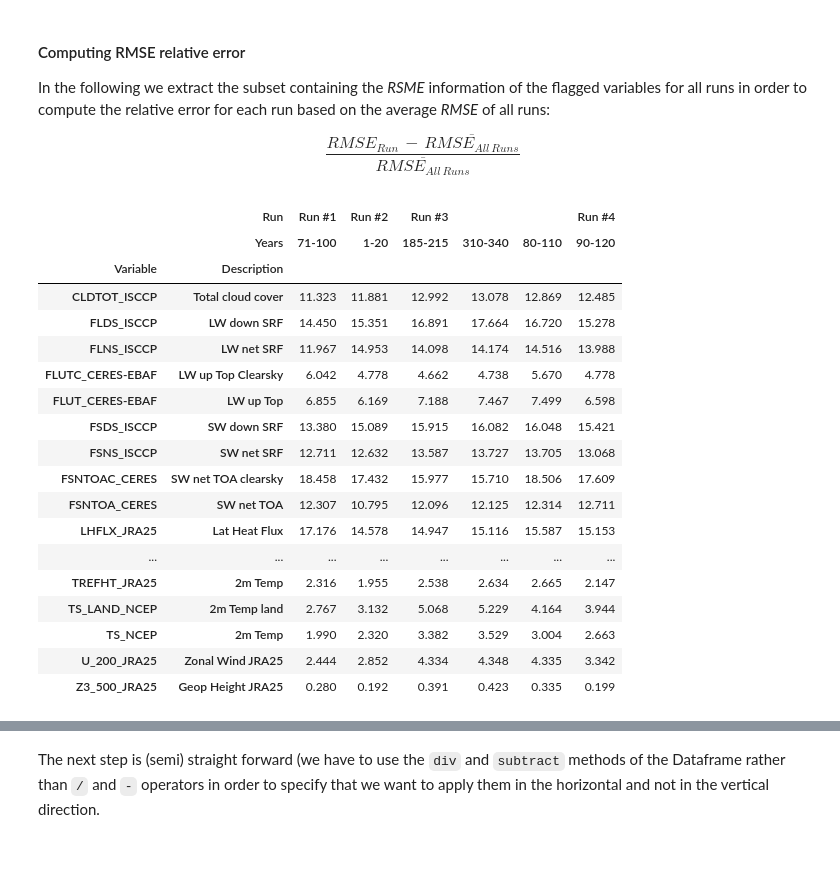
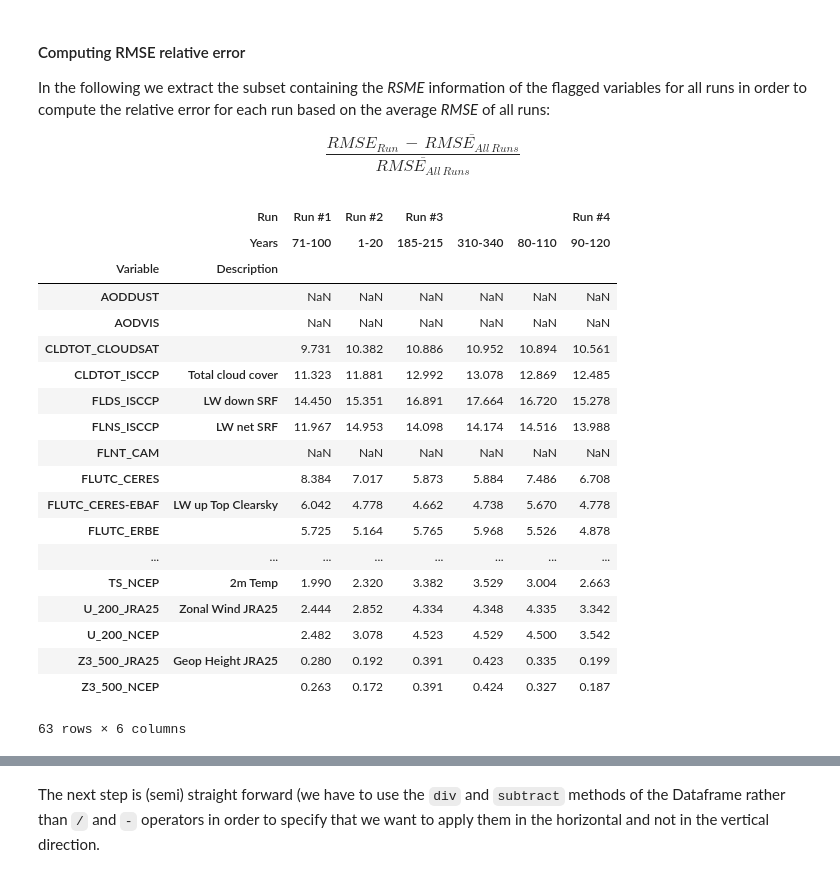
Before and after one commit to jgliss/my_notebooks, a Jupyter notebook: notebooks/read_ascii_cams_diag.ipynb, the cells around one changed output, grey strips where cells are left out. Saved outputs shown, nothing was run; the diff lists cells and outputs as text; code cells hidden in the pictures.

```diff
--- a/notebooks/read_ascii_cams_diag.ipynb
+++ b/notebooks/read_ascii_cams_diag.ipynb
@@ -369,6 +434,8 @@ UnboundLocalError: local variable 'flagged' referenced before assignment
+# %%
+selection  = selector.df_edit
 # %% [markdown]
 For visualisation this display requires a lot of scrolling. We can make the table `wider` by unstacking certain indices, e.g. the two outermost indices `Run` and `Years`.
 # %%
-flagged_unstacked = flagged.unstack(["Run", "Years"])
-flagged_unstacked
+selection_unstacked = selection.unstack(["Run", "Years"])
+selection_unstacked
 # %% [output]
@@ -418,28 +485,29 @@ In the following we extract the subset containing the *RSME* information of the
 
 $$\frac{RMSE_{Run}\,-\,\overline{RMSE_{All\,Runs}}}{\overline{RMSE_{All\,Runs}}}$$
 # %%
-rmse = flagged_unstacked["RMSE"]
+rmse = selection_unstacked["RMSE"]
 rmse
 # %% [output]
 |  | Run | Run #1 | Run #2 | Run #3 |  |  | Run #4 |
 |  | Years | 71-100 | 1-20 | 185-215 | 310-340 | 80-110 | 90-120 |
 | Variable | Description |  |  |  |  |  |  |
+| AODDUST |  | NaN | NaN | NaN | NaN | NaN | NaN |
+| AODVIS |  | NaN | NaN | NaN | NaN | NaN | NaN |
+| CLDTOT_CLOUDSAT |  | 9.731 | 10.382 | 10.886 | 10.952 | 10.894 | 10.561 |
 | CLDTOT_ISCCP | Total cloud cover | 11.323 | 11.881 | 12.992 | 13.078 | 12.869 | 12.485 |
 | FLDS_ISCCP | LW down SRF | 14.450 | 15.351 | 16.891 | 17.664 | 16.720 | 15.278 |
 | FLNS_ISCCP | LW net SRF | 11.967 | 14.953 | 14.098 | 14.174 | 14.516 | 13.988 |
+| FLNT_CAM |  | NaN | NaN | NaN | NaN | NaN | NaN |
+| FLUTC_CERES |  | 8.384 | 7.017 | 5.873 | 5.884 | 7.486 | 6.708 |
 | FLUTC_CERES-EBAF | LW up Top Clearsky | 6.042 | 4.778 | 4.662 | 4.738 | 5.670 | 4.778 |
-| FLUT_CERES-EBAF | LW up Top | 6.855 | 6.169 | 7.188 | 7.467 | 7.499 | 6.598 |
-| FSDS_ISCCP | SW down SRF | 13.380 | 15.089 | 15.915 | 16.082 | 16.048 | 15.421 |
-| FSNS_ISCCP | SW net SRF | 12.711 | 12.632 | 13.587 | 13.727 | 13.705 | 13.068 |
-| FSNTOAC_CERES | SW net TOA clearsky | 18.458 | 17.432 | 15.977 | 15.710 | 18.506 | 17.609 |
-| FSNTOA_CERES | SW net TOA | 12.307 | 10.795 | 12.096 | 12.125 | 12.314 | 12.711 |
-| LHFLX_JRA25 | Lat Heat Flux | 17.176 | 14.578 | 14.947 | 15.116 | 15.587 | 15.153 |
+| FLUTC_ERBE |  | 5.725 | 5.164 | 5.765 | 5.968 | 5.526 | 4.878 |
 | ... | ... | ... | ... | ... | ... | ... | ... |
-| TREFHT_JRA25 | 2m Temp | 2.316 | 1.955 | 2.538 | 2.634 | 2.665 | 2.147 |
-| TS_LAND_NCEP | 2m Temp land | 2.767 | 3.132 | 5.068 | 5.229 | 4.164 | 3.944 |
 | TS_NCEP | 2m Temp | 1.990 | 2.320 | 3.382 | 3.529 | 3.004 | 2.663 |
 | U_200_JRA25 | Zonal Wind JRA25 | 2.444 | 2.852 | 4.334 | 4.348 | 4.335 | 3.342 |
+| U_200_NCEP |  | 2.482 | 3.078 | 4.523 | 4.529 | 4.500 | 3.542 |
 | Z3_500_JRA25 | Geop Height JRA25 | 0.280 | 0.192 | 0.391 | 0.423 | 0.335 | 0.199 |
+| Z3_500_NCEP |  | 0.263 | 0.172 | 0.391 | 0.424 | 0.327 | 0.187 |
+63 rows × 6 columns
 # %%
 rmse_mean = rmse.mean(axis=1, skipna=True)
 rmse_mean
```
Also changed, not shown: parts of 13 cells of this notebook.
